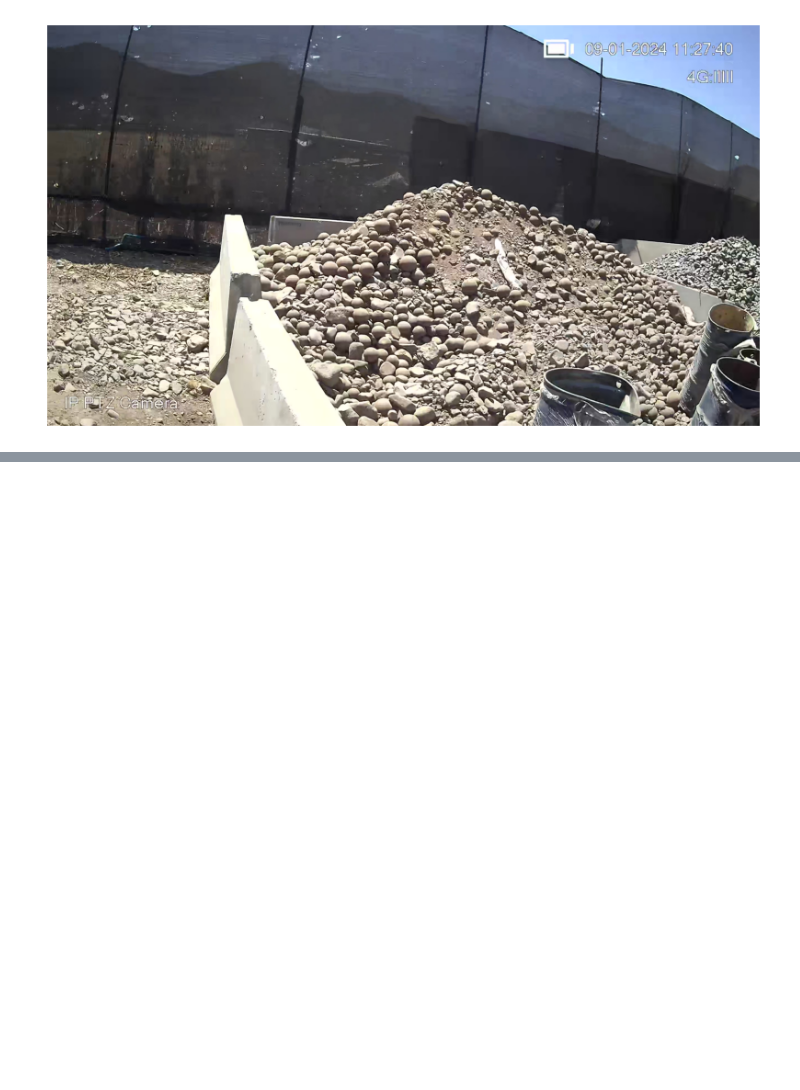
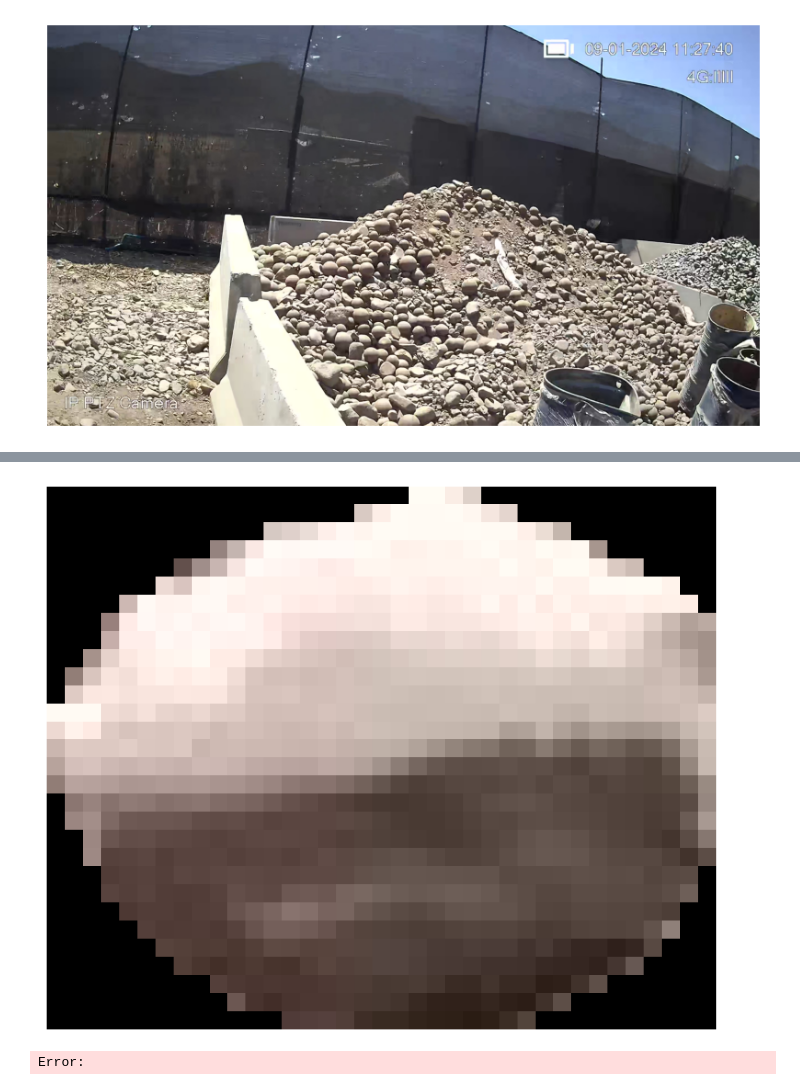
Before and after one commit to jlabra/easy-scrap, a Jupyter notebook: dagster_easyscraptracker/notebooks/segment_test.ipynb, the cells around one changed output, grey strips where cells are left out. Drawn from its saved outputs; the diff is of its cells as text; code cells hidden in the pictures; blank space fills up the shorter version.

```diff
--- a/dagster_easyscraptracker/notebooks/segment_test.ipynb
+++ b/dagster_easyscraptracker/notebooks/segment_test.ipynb
@@ -96,0 +135,11 @@ plt.show()
+# %%
+_mask = masks2[0]["segmentation"].reshape(930, 1800, 1)
+masked_img = cropped_result*_mask
+x, y, w, h = (e for e  in masks2[0]['bbox'])
+plt.figure(figsize=(10,10))
+plt.imshow(masked_img[y:(y+h), x:x+w])
+plt.axis('off')
+plt.show()
+# %% [output]
+[figure, added]
+Error:
```
Also changed, not shown: parts of 8 cells of this notebook, 6 other files.
